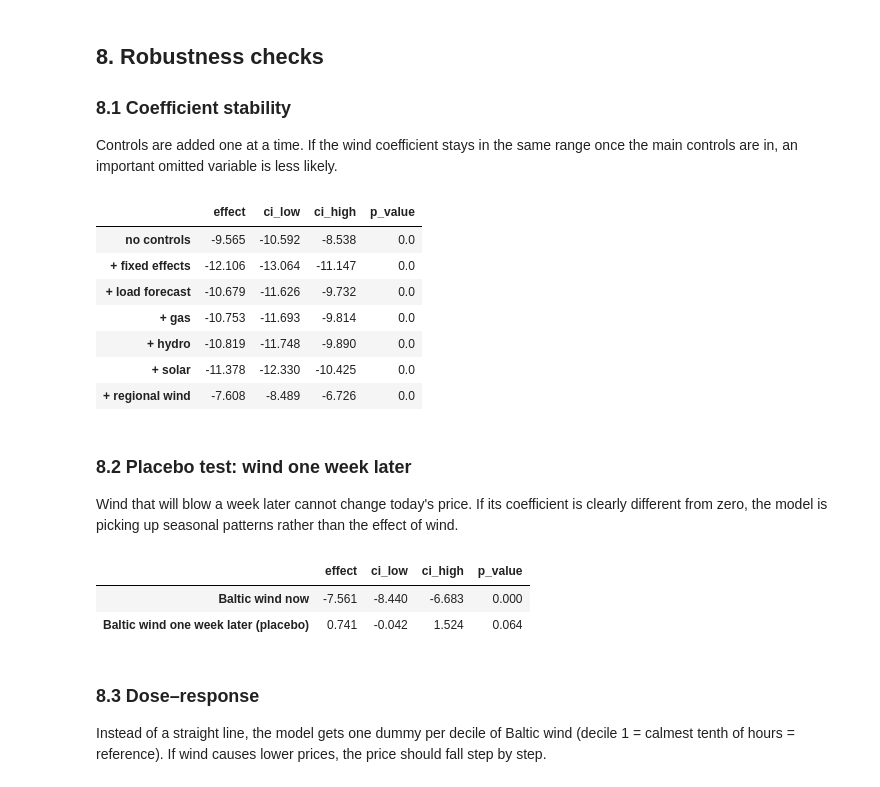
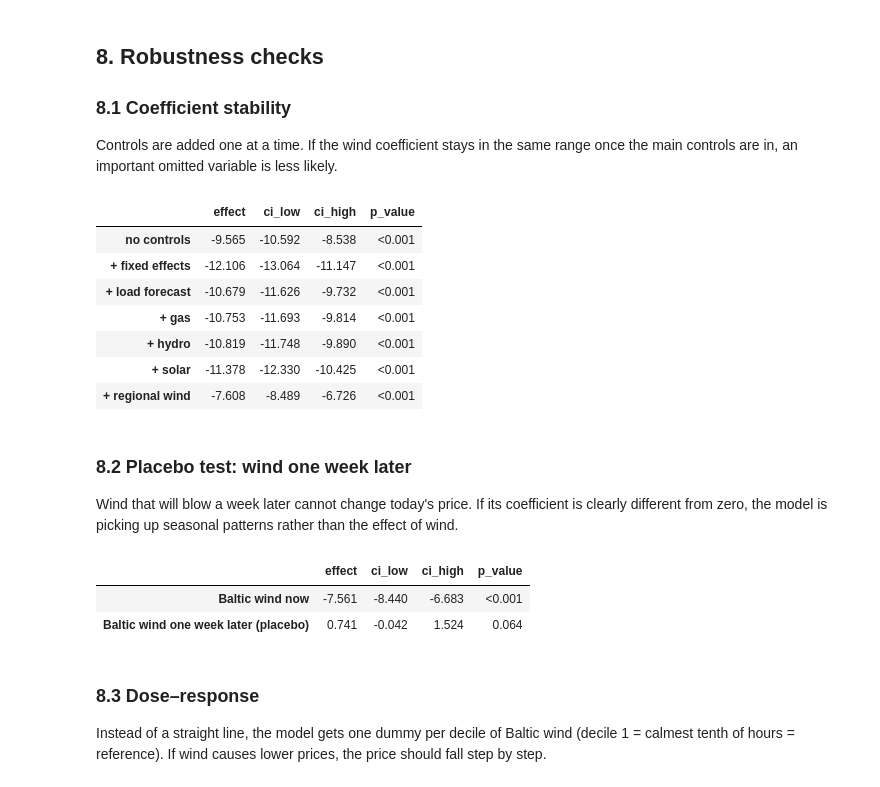
Before and after one commit to MangirdasMikalkenas/Weather_as_a_price_driver_-_Lithuanian_day-ahead_power_prices-_2023-2026, a Jupyter notebook: notebooks/01_price_drivers.ipynb, the cells around one changed output. Drawn from its saved outputs; the diff is of its cells as text; code cells hidden in the pictures.

```diff
--- a/notebooks/01_price_drivers.ipynb
+++ b/notebooks/01_price_drivers.ipynb
@@ -115,7 +115,7 @@ Model sample: 31,958 hours (177 dropped because of missing values)
 | max | 1478.91 | 100.00 | 87.26 | 99.34 | 8.54 | 2.60 | 76.32 | 25.61 |
 # %%
 def effect(model, name, scale=1.0):
-    """Coefficient of one variable with its 95% confidence interval and p-value, times `scale`."""
+    # Coefficient of one variable with its 95% confidence interval and p-value, times `scale`.
     ci = model.conf_int().loc[name] * scale
     return pd.Series({
         "effect": model.params[name] * scale,
@@ -126,7 +126,7 @@ def effect(model, name, scale=1.0):
 
 
 def contrast(model, weights):
-    """t-test of a linear combination of coefficients, e.g. {"a": 1, "b": -1} for a - b."""
+    # t-test of a linear combination of coefficients, e.g. {"a": 1, "b": -1} for a - b.
     r = np.zeros(len(model.params))
     for name, w in weights.items():
         r[model.params.index.get_loc(name)] = w
@@ -134,6 +134,19 @@ def contrast(model, weights):
     lo, hi = np.asarray(t.conf_int()).ravel()
     return pd.Series({"effect": float(np.asarray(t.effect).ravel()[0]), "ci_low": lo, "ci_high": hi,
                       "p_value": float(np.asarray(t.pvalue).ravel()[0])})
+
+
+def fmt_p(p):
+    # p-value as text. A p-value is never exactly 0, so very small values are shown as an upper bound.
+    return "p < 0.001" if p < 0.001 else f"p = {p:.3f}"
+
+
+def show(table, decimals=3):
+    """Round a results table for display. p-values below 0.001 are written as <0.001, since they are never exactly 0."""
+    out = table.round(decimals)
+    if "p_value" in out.columns:
+        out["p_value"] = table["p_value"].map(lambda p: "<0.001" if p < 0.001 else f"{p:.3f}")
+    return out
 # %% [markdown]
 ## 2. How correlated is the wind across regions?
 
@@ -350,27 +365,27 @@ controls are in, an important omitted variable is less likely.
 # %%
 steps = [
     ("no controls", ""),
     ("+ fixed effects", f" + {FE}"),
     ("+ load forecast", f" + load_fc_gw + {FE}"),
     ("+ gas", f" + load_fc_gw + gas + {FE}"),
     ("+ hydro", f" + load_fc_gw + gas + hydro_twh + {FE}"),
     ("+ solar", f" + load_fc_gw + gas + hydro_twh + solar_rad + {FE}"),
     ("+ regional wind", f" + load_fc_gw + gas + hydro_twh + solar_rad + wind_nordic + wind_continental + {FE}"),
 ]
 stability = pd.DataFrame({
     label: effect(smf.ols(f"price ~ wind_baltic{rhs}", data=d).fit(**HAC), "wind_baltic", 10)
     for label, rhs in steps
 }).T
-stability.round(3)
+show(stability)
 # %% [output]
 |  | effect | ci_low | ci_high | p_value |
-| no controls | -9.565 | -10.592 | -8.538 | 0.0 |
-| + fixed effects | -12.106 | -13.064 | -11.147 | 0.0 |
-| + load forecast | -10.679 | -11.626 | -9.732 | 0.0 |
-| + gas | -10.753 | -11.693 | -9.814 | 0.0 |
-| + hydro | -10.819 | -11.748 | -9.890 | 0.0 |
-| + solar | -11.378 | -12.330 | -10.425 | 0.0 |
-| + regional wind | -7.608 | -8.489 | -6.726 | 0.0 |
+| no controls | -9.565 | -10.592 | -8.538 | <0.001 |
+| + fixed effects | -12.106 | -13.064 | -11.147 | <0.001 |
+| + load forecast | -10.679 | -11.626 | -9.732 | <0.001 |
+| + gas | -10.753 | -11.693 | -9.814 | <0.001 |
+| + hydro | -10.819 | -11.748 | -9.890 | <0.001 |
+| + solar | -11.378 | -12.330 | -10.425 | <0.001 |
+| + regional wind | -7.608 | -8.489 | -6.726 | <0.001 |
 # %% [markdown]
 ### 8.2 Placebo test: wind one week later
 Wind that will blow a week later cannot change today's price. If its coefficient is clearly
@@ -383,10 +398,10 @@ placebo = pd.DataFrame({
     "Baltic wind now": effect(m_placebo, "wind_baltic", 10),
     "Baltic wind one week later (placebo)": effect(m_placebo, "wind_baltic_lead168", 10),
 }).T
-placebo.round(3)
+show(placebo)
 # %% [output]
 |  | effect | ci_low | ci_high | p_value |
-| Baltic wind now | -7.561 | -8.440 | -6.683 | 0.000 |
+| Baltic wind now | -7.561 | -8.440 | -6.683 | <0.001 |
 | Baltic wind one week later (placebo) | 0.741 | -0.042 | 1.524 | 0.064 |
 # %% [markdown]
 ### 8.3 Dose–response
```
Also changed, not shown: parts of 19 cells of this notebook, 13 other files.
